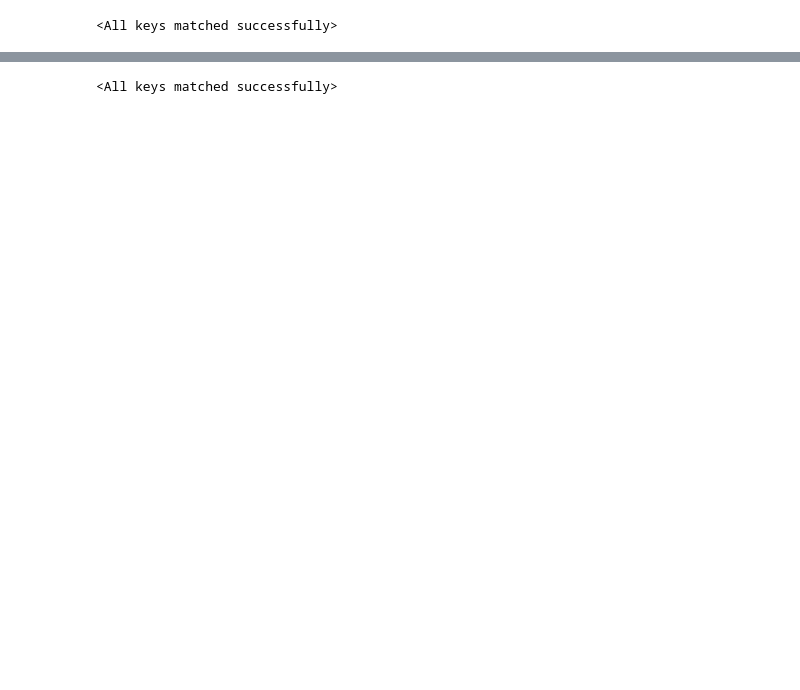
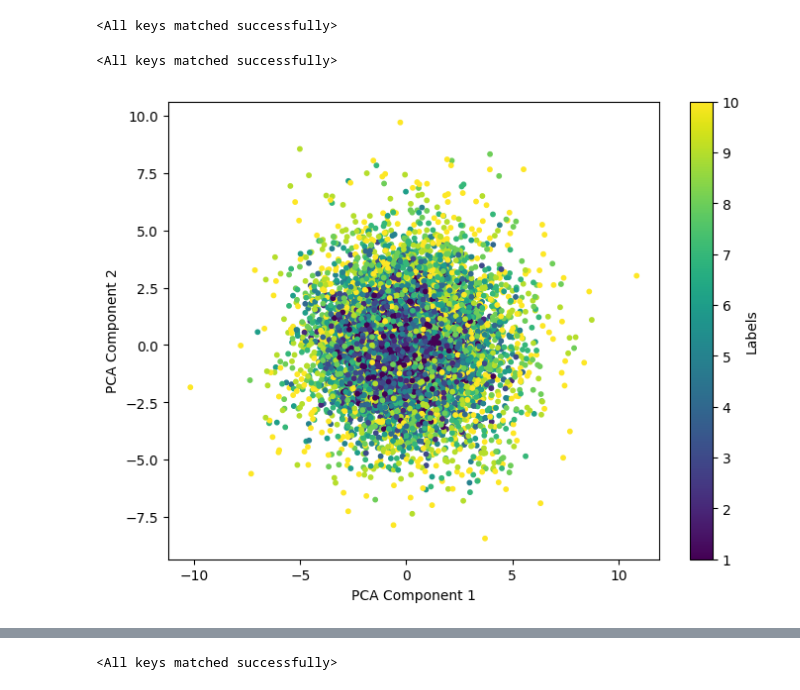
Before and after one commit to JackToppen/ABM-VAE-project, a Jupyter notebook: model.ipynb, the cells around one changed output, grey strips where cells are left out. Saved outputs shown, nothing was run; the diff lists cells and outputs as text; code cells hidden in the pictures; blank space fills up the shorter version.

```diff
--- a/model.ipynb
+++ b/model.ipynb
@@ -189,2 +307,44 @@ vae.load_state_dict(torch.load("vae_16.pt"))
 # %% [output]
 <All keys matched successfully>
+# %%
+vae_jack = VAE().to(device)
+vae_jack.load_state_dict(torch.load("vae_16.pt"))
+# %% [output]
+<All keys matched successfully>
+# %%
+from sklearn.decomposition import PCA
+
+# Initialize an empty list to store latent space representations and labels
+latent_space_representations = []
+labels = []
+
+# Set VAE model to evaluation mode
+vae_jack.eval()
+
+# Iterate over batches in train loader
+for batch_data, batch_labels in train_loader:
+    # Forward pass through VAE to obtain latent space representations
+    with torch.no_grad():
+        _, mu, _ = vae_jack.encode(batch_data.to(device))
+
+    # Append mu and labels to the respective lists
+    latent_space_representations.append(mu.cpu().numpy())
+    labels.append(batch_labels.cpu().numpy())
+
+# Concatenate or aggregate latent space representations from all batches
+latent_space_array = np.concatenate(latent_space_representations, axis=0)
+labels_array = np.concatenate(labels, axis=0)
+
+# Apply PCA to reduce dimensionality to 2 dimensions
+pca = PCA(n_components=2)
+latent_space_pca = pca.fit_transform(latent_space_array)
+
+# Visualize the PCA of the latent space with colors according to labels
+plt.figure(figsize=(8, 6))
+plt.scatter(latent_space_pca[:, 0], latent_space_pca[:, 1], c=labels_array, cmap='viridis', s=10)
+plt.xlabel('PCA Component 1')
+plt.ylabel('PCA Component 2')
+plt.colorbar(label='Labels')
+plt.show()
+# %% [output]
+[figure, added]
```
Also changed, not shown: parts of 24 cells of this notebook.
